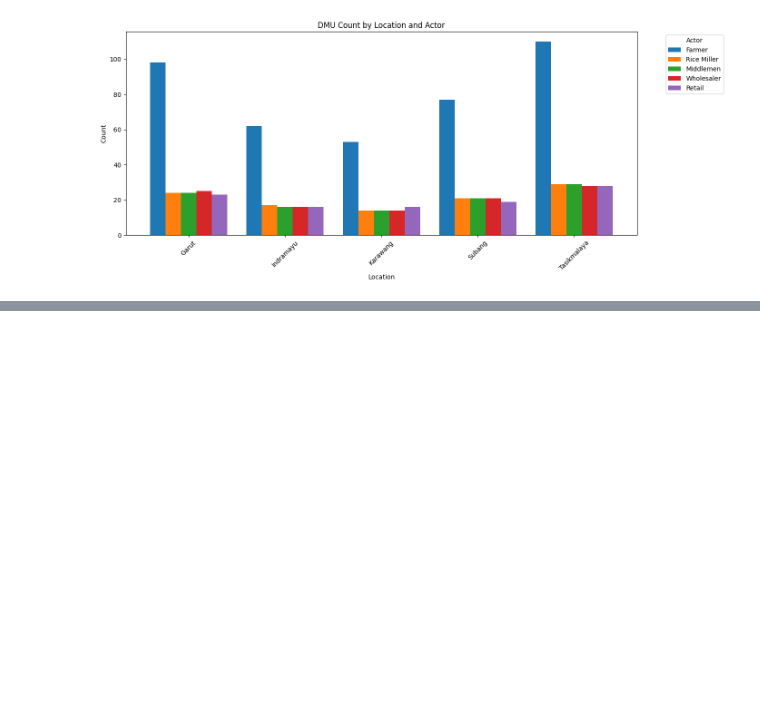
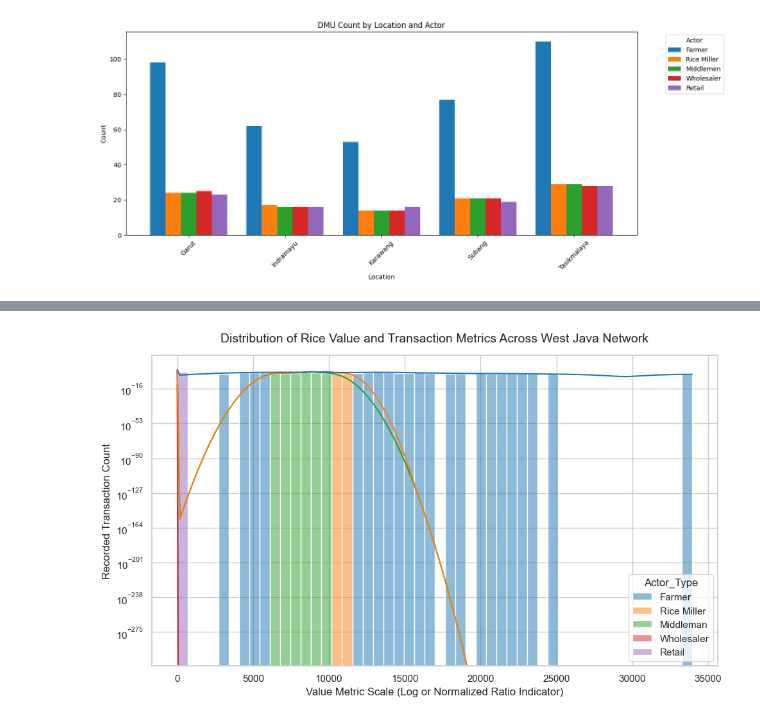
Before and after one commit to avidvesha/fit26, a Jupyter notebook: eda.ipynb, the cells around one changed output, grey strips where cells are left out. Cells and saved outputs as stored; diff of their text form; code cells hidden in the pictures; blank space fills up the shorter version.

```diff
--- a/eda.ipynb
+++ b/eda.ipynb
@@ -205,0 +165,53 @@ plt.show()
+# %%
+# 2. Harmonize and calculate unit prices/proxies for each actor tier
+# Farmer: Production Value / Estimated Yield (We can use a proxy metric or look at value density)
+farmer['price_metric'] = farmer['Production value (IDR)'] / farmer['Land area (m2)']
+farmer['Actor_Type'] = 'Farmer'
+
+rice_miller['price_metric'] = rice_miller['nilaiberashasilgiling'] / rice_miller['Amount of milled rice (Kg)']
+rice_miller['Actor_Type'] = 'Rice Miller'
+
+middlemen['price_metric'] = middlemen['Value of rice sold (IDR)'] / middlemen['Total rice purchase (kg)']
+middlemen['Actor_Type'] = 'Middleman'
+
+wholesaler['price_metric'] = wholesaler['Value of rice sold (IDR)'] / wholesaler['Value of rice purchase (IDR)']
+wholesaler['Actor_Type'] = 'Wholesaler'
+
+retail['price_metric'] = retail['Value of rice sold (IDR)'] / retail['Value of rice purchase (IDR)']
+retail['Actor_Type'] = 'Retail'
+# %%
+# 3. Combine into a master analytical dataframe for cross-sectional plotting
+# We keep only the metrics common across all actors for this visual phase
+columns_to_keep = ['Location', 'Actor_Type', 'price_metric']
+master_df = pd.concat([
+    farmer[columns_to_keep],
+    rice_miller[columns_to_keep],
+    middlemen[columns_to_keep],
+    wholesaler[columns_to_keep],
+    retail[columns_to_keep]
+], ignore_index=True)
+
+# Rename 'Location' to 'Regency' for clarity in the presentation
+master_df.rename(columns={'Location': 'Regency'}, inplace=True)
+
+# Clean up infinite values or extreme zeros caused by unentered data
+master_df = master_df[np.isfinite(master_df['price_metric']) & (master_df['price_metric'] > 0)]
+
+# Set style
+sns.set_theme(style="whitegrid")
+plt.rcParams.update({'font.size': 11, 'axes.labelsize': 12, 'axes.titlesize': 14})
+
+# =====================================================================
+# CHART 1: HISTOGRAM OF ECONOMIC VALUE METRICS
+# =====================================================================
+plt.figure(figsize=(10, 6))
+sns.histplot(data=master_df, x='price_metric', hue='Actor_Type', kde=True, multiple="stack", palette="tab10", bins=50)
+
+plt.title('Distribution of Rice Value and Transaction Metrics Across West Java Network', pad=15)
+plt.xlabel('Value Metric Scale (Log or Normalized Ratio Indicator)')
+plt.ylabel('Recorded Transaction Count')
+plt.yscale('log') # Log scale helps handle the massive gap between small farms and macro wholesalers
+plt.tight_layout()
+plt.show()
+# %% [output]
+[figure, added]
```
Also changed, not shown: parts of 18 cells of this notebook.
